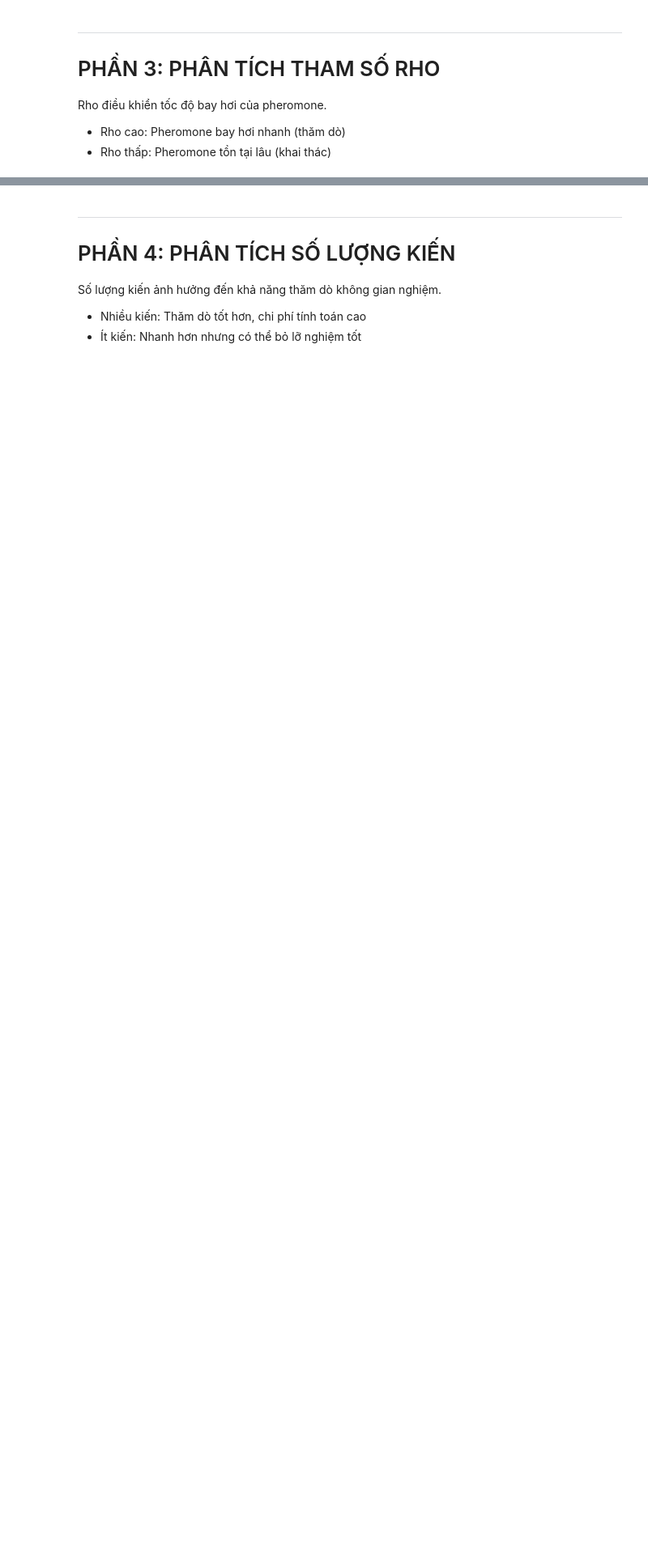
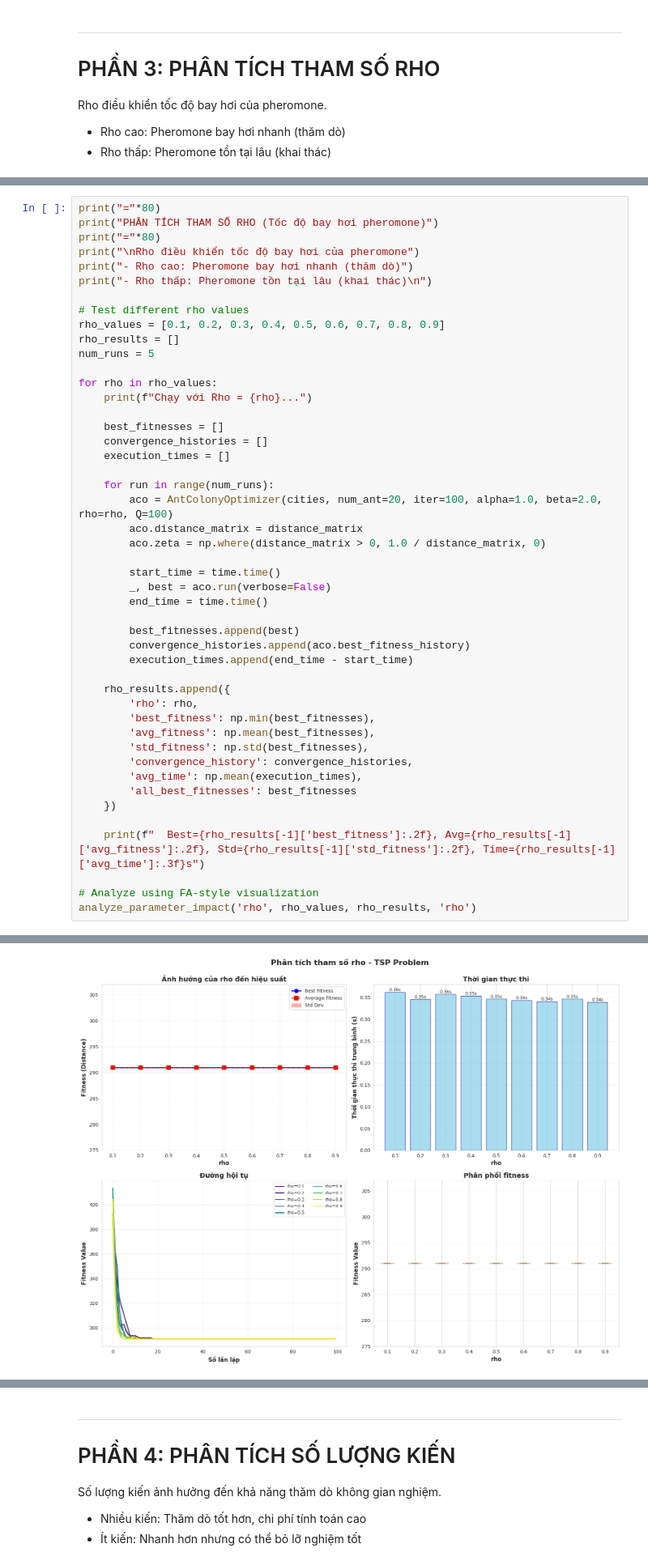
Before and after one commit to p1neapplechoco/search-algo, a Jupyter notebook: notebooks/aco_parameters.ipynb, the cells around one changed output, grey strips where cells are left out. Shown at 81% size. Drawn from its saved outputs; the diff is of its cells as text; blank space fills up the shorter version.

```diff
--- a/notebooks/aco_parameters.ipynb
+++ b/notebooks/aco_parameters.ipynb
@@ -508,0 +368,48 @@ plot_3d_surface(rho_range, alpha_range, grid, 'Rho', 'Alpha', 'rho')
+# %%
+print("="*80)
+print("PHÂN TÍCH THAM SỐ RHO (Tốc độ bay hơi pheromone)")
+print("="*80)
+print("\nRho điều khiển tốc độ bay hơi của pheromone")
+print("- Rho cao: Pheromone bay hơi nhanh (thăm dò)")
+print("- Rho thấp: Pheromone tồn tại lâu (khai thác)\n")
+
+# Test different rho values
+rho_values = [0.1, 0.2, 0.3, 0.4, 0.5, 0.6, 0.7, 0.8, 0.9]
+rho_results = []
+num_runs = 5
+
+for rho in rho_values:
+    print(f"Chạy với Rho = {rho}...")
+
+    best_fitnesses = []
+    convergence_histories = []
+    execution_times = []
+
+    for run in range(num_runs):
+        aco = AntColonyOptimizer(cities, num_ant=20, iter=100, alpha=1.0, beta=2.0, rho=rho, Q=100)
+        aco.distance_matrix = distance_matrix
+        aco.zeta = np.where(distance_matrix > 0, 1.0 / distance_matrix, 0)
+
+        start_time = time.time()
+        _, best = aco.run(verbose=False)
+        end_time = time.time()
+
+        best_fitnesses.append(best)
+        convergence_histories.append(aco.best_fitness_history)
+        execution_times.append(end_time - start_time)
+
+    rho_results.append({
+        'rho': rho,
+        'best_fitness': np.min(best_fitnesses),
+        'avg_fitness': np.mean(best_fitnesses),
+        'std_fitness': np.std(best_fitnesses),
+        'convergence_history': convergence_histories,
+        'avg_time': np.mean(execution_times),
+        'all_best_fitnesses': best_fitnesses
+    })
+
+    print(f"  Best={rho_results[-1]['best_fitness']:.2f}, Avg={rho_results[-1]['avg_fitness']:.2f}, Std={rho_results[-1]['std_fitness']:.2f}, Time={rho_results[-1]['avg_time']:.3f}s")
+
+# Analyze using FA-style visualization
+analyze_parameter_impact('rho', rho_values, rho_results, 'rho')
+# %% [output]
@@ -508,0 +433 @@ plot_3d_surface(rho_range, alpha_range, grid, 'Rho', 'Alpha', 'rho')
+[figure, added]
```
Also changed, not shown: parts of 15 cells of this notebook, 1 other file.
